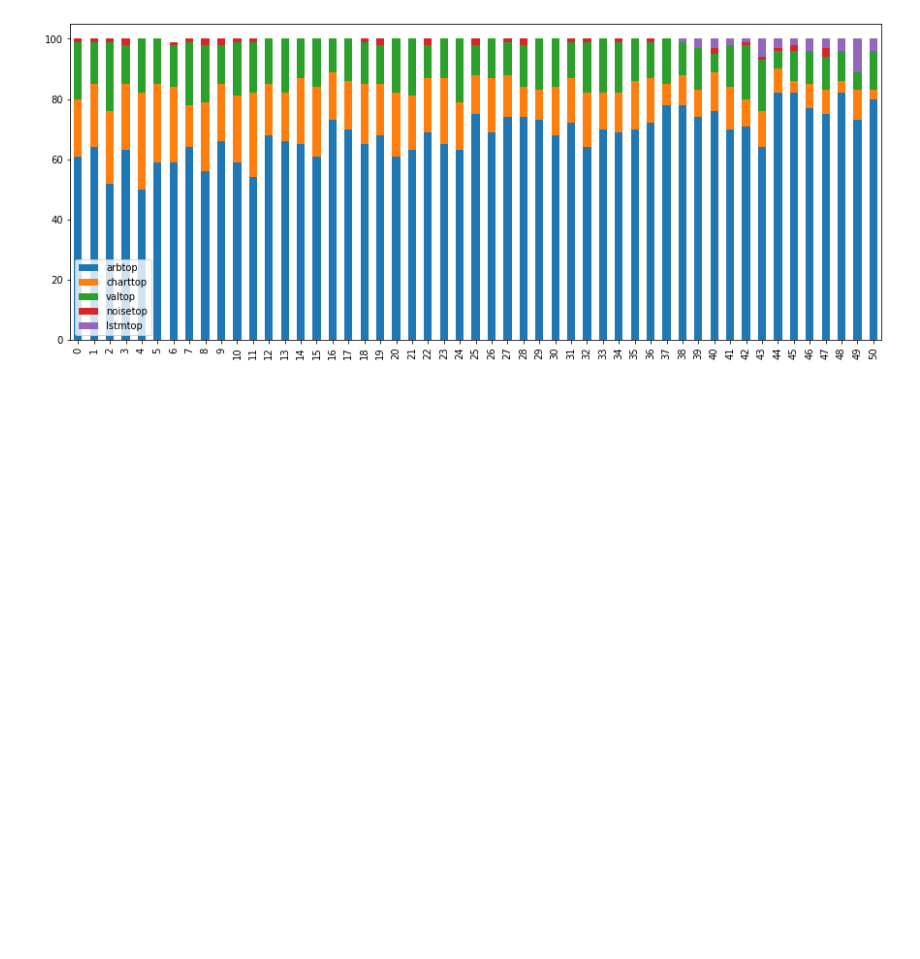
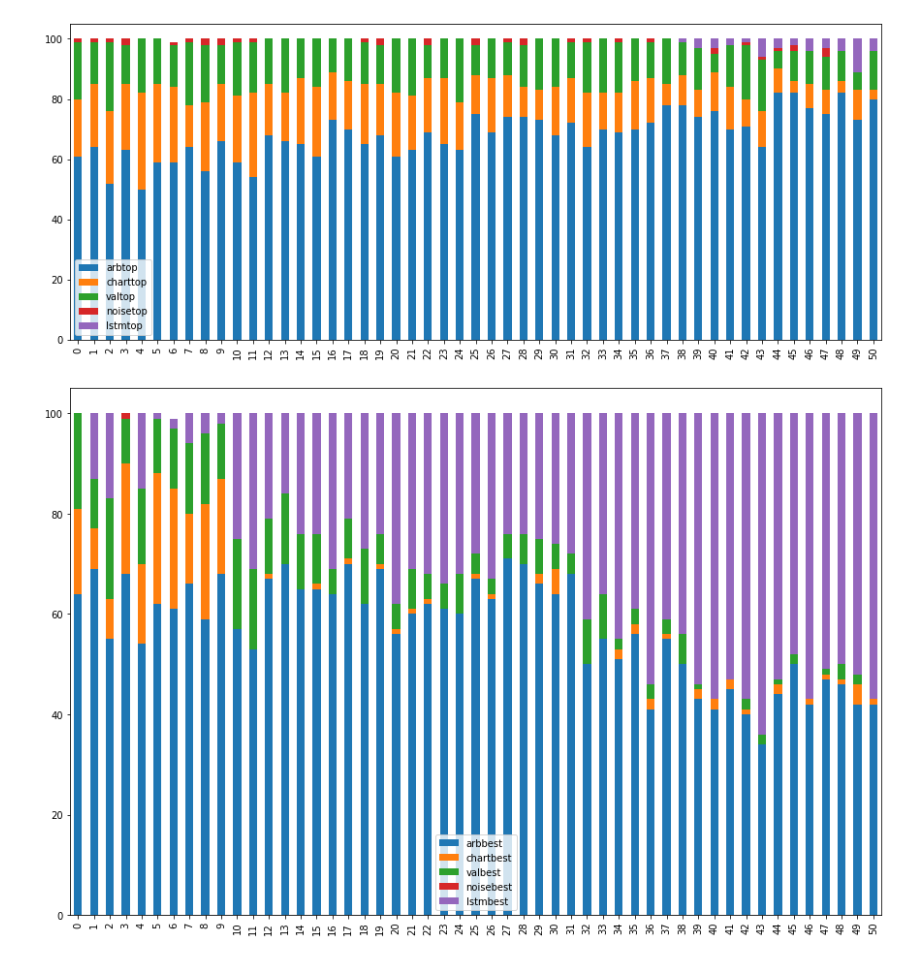
Before and after one commit to karansgarg/rae_repo, a Jupyter notebook: analysis.ipynb, the cells around one changed output. Saved outputs shown, nothing was run; the diff lists cells and outputs as text; code cells hidden in the pictures; blank space fills up the shorter version.

```diff
--- a/analysis.ipynb
+++ b/analysis.ipynb
@@ -440,4 +440,25 @@ def compute_top_earner(fsdatadict): #Records flavour of top earner from each mar
             noisetop += 1
         elif topflavour == "lstm":
             lstmtop += 1
-    topflavours = {"arb": arbtop, "chart": charttop, "valtop": }
+    topflavours = {"arb": arbtop, "chart": charttop, "val": valtop, "noise": noisetop, "lstm": lstmtop}
+    return topflavours
+
+def top_earner(fsdict):
+    topflavourslist = []
+    for k, v in fsdict.items():
+        top_earner = compute_top_earner(v)
+        topflavourslist.append(top_earner)
+    return topflavourslist
+# %%
+topearnerslist = top_earner(fsdict)
+arbbest, chartbest, valbest, noisebest, lstmbest = top_flavour_arrays(topearnerslist)
+# %%
+earning_data = pd.DataFrame(data={"arbbest": arbbest,
+                               "chartbest": chartbest,
+                               "valbest": valbest,
+                               "noisebest": noisebest,
+                               "lstmbest": lstmbest}, index=gens)
+# %%
+earning_ax = earning_data.plot(kind="bar", stacked=True, figsize=(15, 10))
+# %% [output]
+[figure, added]
```
Also changed, not shown: parts of 6 cells of this notebook, 1 other file.
